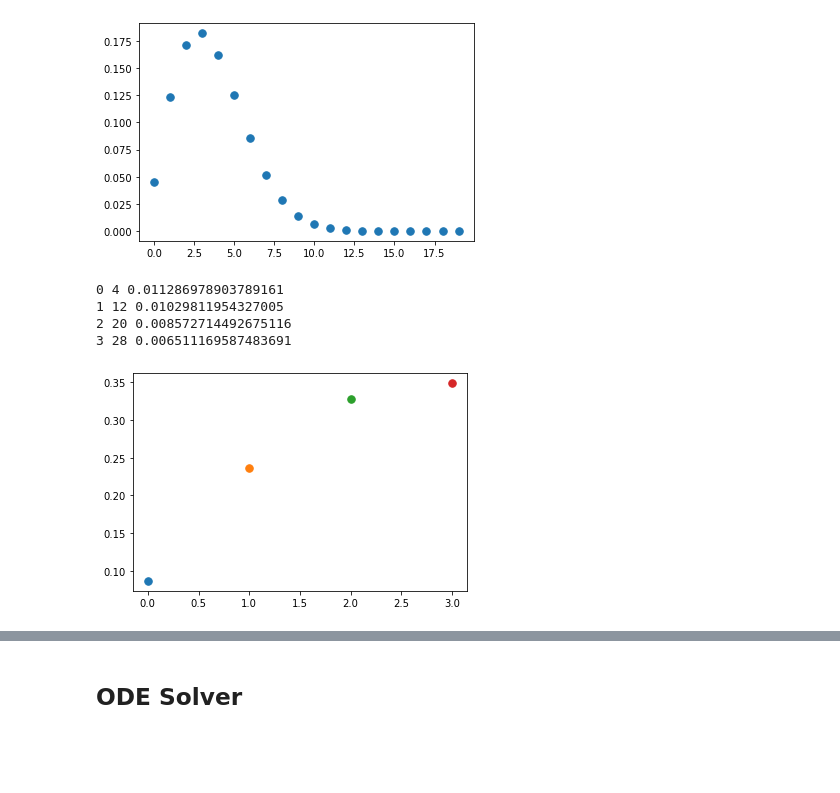
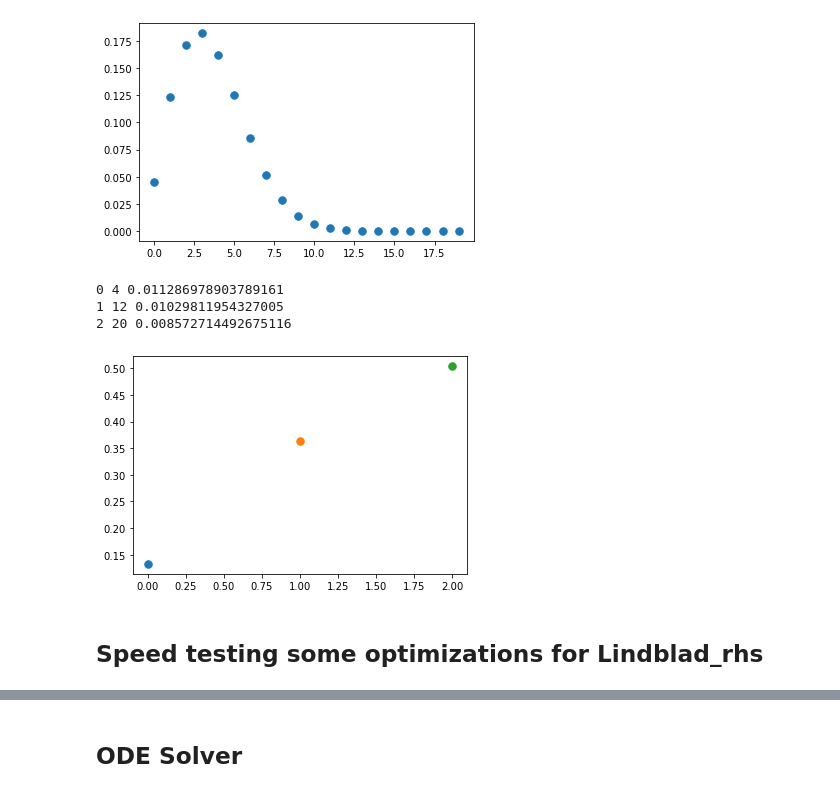
Before and after one commit to ograsdijk/CeNTREX-notebooks, a Jupyter notebook: optical bloch equations/Oskari Code Modified/Laser Only.ipynb, the cells around one changed output, grey strips where cells are left out. Saved outputs shown, nothing was run; the diff lists cells and outputs as text; code cells hidden in the pictures; blank space fills up the shorter version.

```diff
--- a/optical bloch equations/Oskari Code Modified/Laser Only.ipynb
+++ b/optical bloch equations/Oskari Code Modified/Laser Only.ipynb
@@ -61,8 +61,8 @@ state.print_state()
 # %% [output]
 +1.0000+0.0000j x |X, J = 0, F1 = 1/2, F = 1, mF = 0, I1 = 1/2, I2 = 1/2, P = 1, Omega = 0>
 # %%
-#Define what states are to be included in the simulation
-Js_g = [0,1,2,3]
+# Define what states are to be included in the simulation
+Js_g = [0,1,2]
 ground_states_approx = [1*CoupledBasisState(F,mF,F1,J,I_F,I_Tl, electronic_state='X', P = (-1)**J, Omega = 0)
                   for J  in Js_g
                   for F1 in ni_range(np.abs(J-I_F),J+I_F+1)
@@ -251,7 +249,7 @@ C_conj_array = np.einsum('ijk->ikj', C_array.conj())
 ## Density Matrix
 # %%
 # Define states that are populated initially
-Js = [0,1,2,3]
+Js = [0,1,2]
 states_pop_approx = [1*CoupledBasisState(F,mF,F1,J,I_F,I_Tl, electronic_state='X', P = (-1)**J, Omega = 0)
               for J  in Js
               for F1 in ni_range(np.abs(J-I_Tl),J+I_Tl+1)
@@ -301,7 +299,7 @@ def get_J_indices(J_list):
         indices.append((s, s+span))
     return indices
 # %%
-for idx, (idx_min, idx_max) in enumerate(get_J_indices([0,1,2,3])):
+for idx, (idx_min, idx_max) in enumerate(get_J_indices([0,1,2])):
     sl = np.s_[idx_min:idx_max, idx_min:idx_max]
     print(idx, idx_max-idx_min, boltz_dist[idx]/(idx_max-idx_min))
     np.fill_diagonal(rho_ini[sl], boltz_dist[idx]/(idx_max-idx_min))
@@ -310,10 +308,11 @@ rho_ini /= np.diag(rho_ini).sum()
 0 4 0.011286978903789161
 1 12 0.01029811954327005
 2 20 0.008572714492675116
-3 28 0.006511169587483691
 # %%
-for idx, (idx_min, idx_max) in enumerate(get_J_indices([0,1,2,3])):
+for idx, (idx_min, idx_max) in enumerate(get_J_indices([0,1,2])):
     sl = np.s_[idx_min:idx_max, idx_min:idx_max]
     plt.plot(idx, np.sum(np.diag(rho_ini[sl])).real, '.', ms = 15)
 # %% [output]
-[figure, old version]
+[figure, new version]
+# %% [markdown]
+## Speed testing some optimizations for Lindblad_rhs
```
Also changed, not shown: parts of 49 cells of this notebook, 1 other file.
